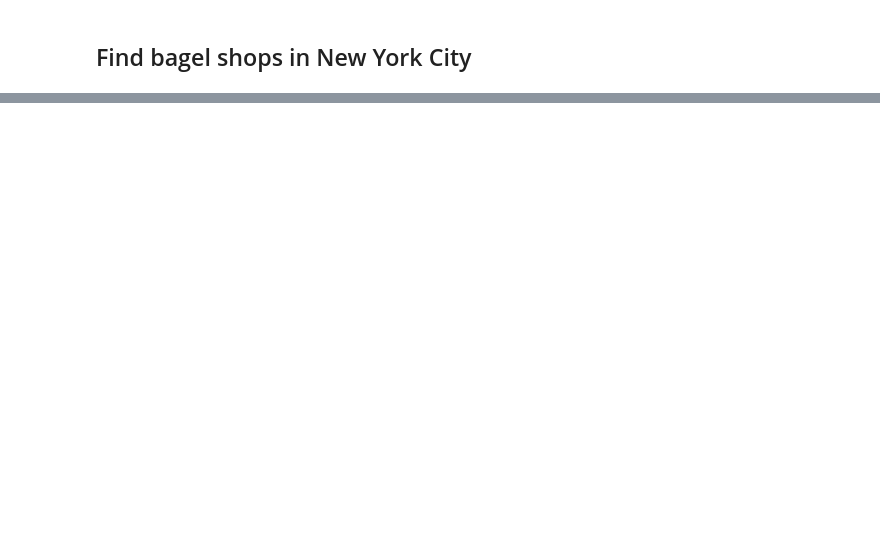
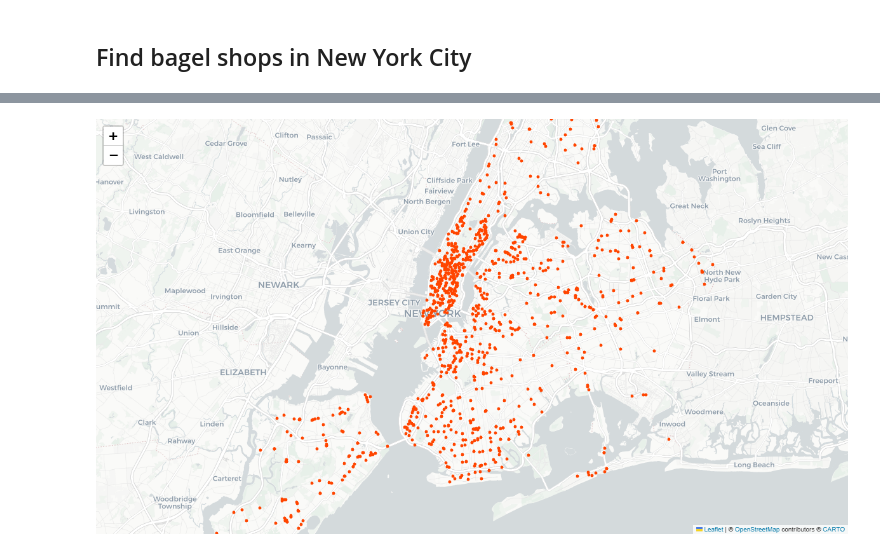
Before and after one commit to tbanken/pyplaces, a Jupyter notebook: docs/source/notebooks/example2.ipynb, the cells around one changed output, grey strips where cells are left out. Cells and saved outputs as stored; diff of their text form; code cells hidden in the pictures; blank space fills up the shorter version.

```diff
--- a/docs/source/notebooks/example2.ipynb
+++ b/docs/source/notebooks/example2.ipynb
@@ -55,6 +55,43 @@ nyc_pb_gdf =fsq.foursquare_places_from_place("New York City",filters=[("fsq_cate
 nyc_pb_gdf.rename(columns={"geom":"geometry"},inplace=True)
 nyc_pb_gdf.set_geometry("geometry",inplace=True)
 # %%
-plot_geodataframes(nyc_pb_gdf[["fsq_place_id","name","geometry"]],popup_columns=["name"])
+m=plot_geodataframes(nyc_pb_gdf[["fsq_place_id","name","geometry"]],popup_columns=["name"])
+m
 # %% [output]
 [interactive output not drawn]
+# %%
+# Final cell to add to your notebook that will output a PNG of your Folium map
+
+# First, save your map to an HTML file
+map_html = 'temp_map.html'
+m.save(map_html)  # Replace 'my_map' with your actual map variable name
+
+# Use Selenium to convert the map to a PNG image
+from selenium import webdriver
+from selenium.webdriver.chrome.options import Options
+import time
+import os
+from IPython.display import Image
+
+# Configure Chrome in headless mode
+chrome_options = Options()
+chrome_options.add_argument("--headless")
+chrome_options.add_argument("--window-size=1200,800")  # Adjust size as needed
+driver = webdriver.Chrome(options=chrome_options)
+
+# Load the HTML file
+driver.get(f'file://{os.path.abspath(map_html)}')
+time.sleep(2)  # Allow the map to fully render
+
+# Take the screenshot
+thumbnail_path = 'map_thumbnail2.png'
+driver.save_screenshot(thumbnail_path)
+driver.quit()
+
+# Clean up the temporary HTML file
+os.remove(map_html)
+
+# Display the image - this will be the cell output that Sphinx can use
+Image(filename=thumbnail_path)
+# %% [output]
+[figure, added]
```
Also changed, not shown: 3 other files.
